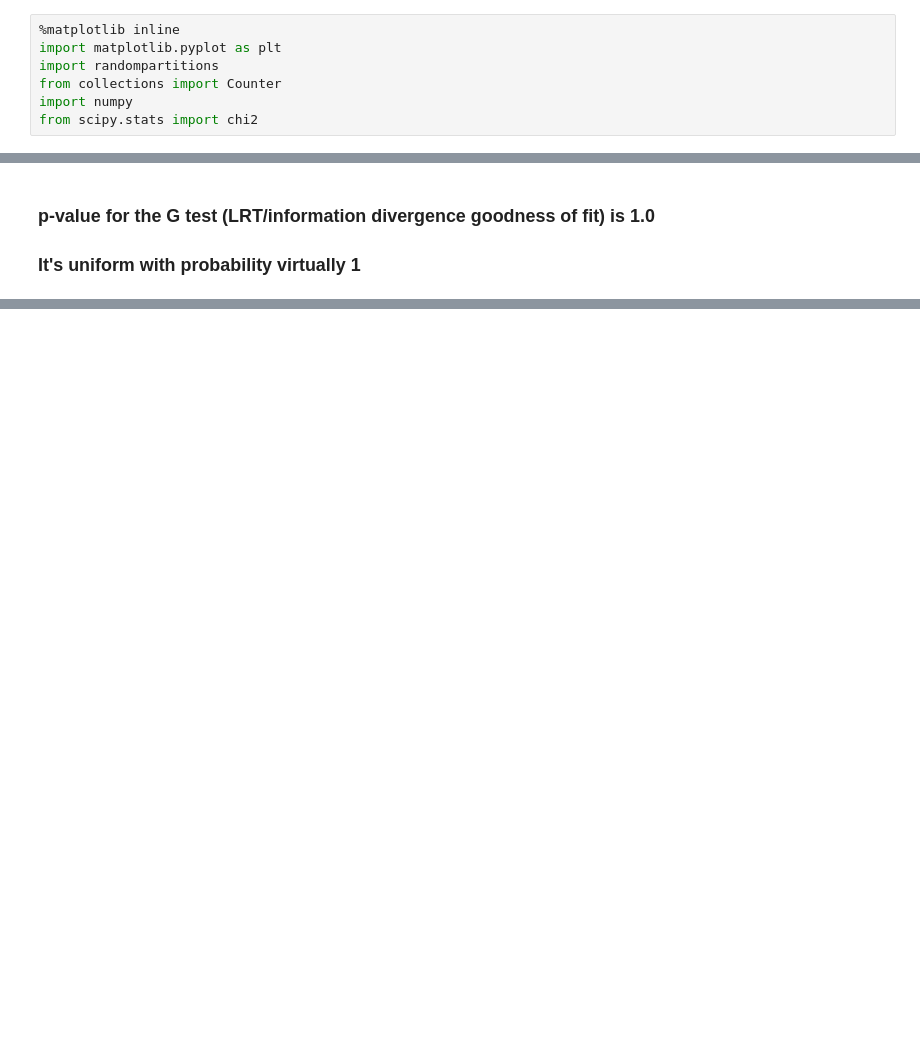
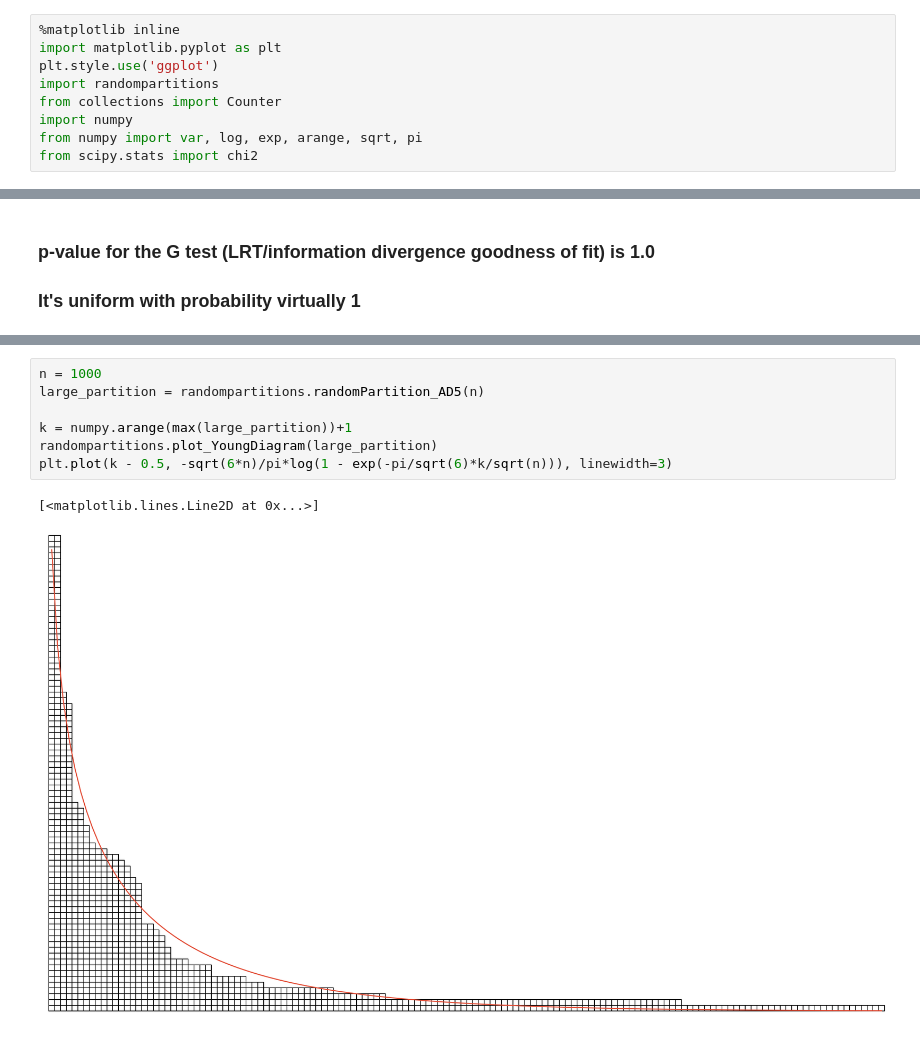
Before and after one commit to alicedb2/randompartitions, a Jupyter notebook: randompartitions_examples_and_use.ipynb, the cells around one changed output, grey strips where cells are left out. Drawn from its saved outputs; the diff is of its cells as text; blank space fills up the shorter version.

Commit message:
Added asymptotic relation and plot

```diff
--- a/randompartitions_examples_and_use.ipynb
+++ b/randompartitions_examples_and_use.ipynb
@@ -1,9 +1,11 @@
 # %%
 %matplotlib inline
 import matplotlib.pyplot as plt
+plt.style.use('ggplot')
 import randompartitions
 from collections import Counter
 import numpy
+from numpy import var, log, exp, arange, sqrt, pi
 from scipy.stats import chi2
 # %%
 partition = randompartitions.randomPartition_AD5(100)
@@ -83,0 +94,10 @@ G_statistic, chi2.sf(G_statistic, nb_draws - 1)
+# %%
+n = 1000
+large_partition = randompartitions.randomPartition_AD5(n)
+
+k = numpy.arange(max(large_partition))+1
+randompartitions.plot_YoungDiagram(large_partition)
+plt.plot(k - 0.5, -sqrt(6*n)/pi*log(1 - exp(-pi/sqrt(6)*k/sqrt(n))), linewidth=3)
+# %% [output]
+[<matplotlib.lines.Line2D at 0x...>]
+[figure, added]
```
Also changed, not shown: parts of 12 cells of this notebook.
